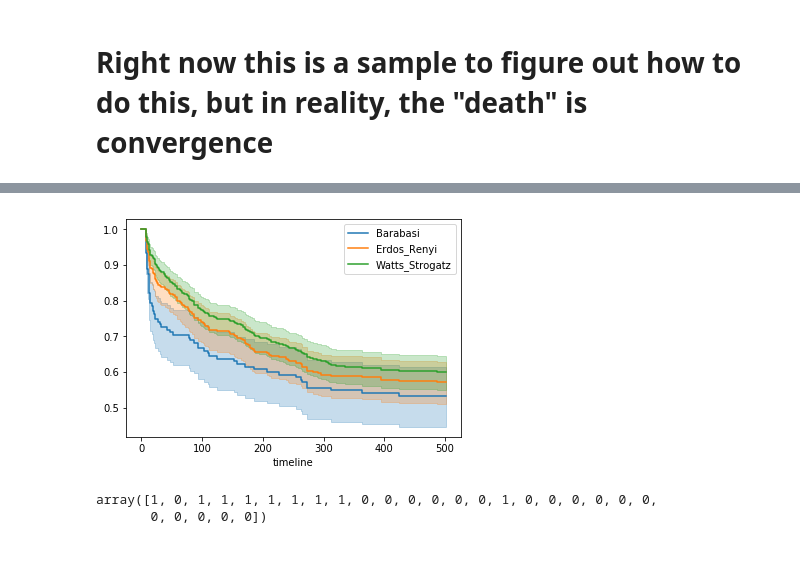
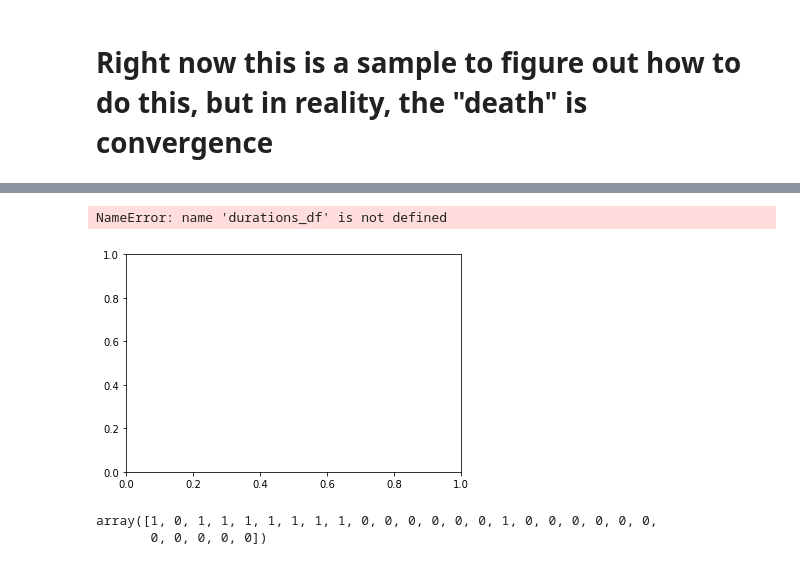
Before and after one commit to nicholson2208/mmss-thesis, a Jupyter notebook: SurvivalAnalysis.ipynb, the cells around one changed output, grey strips where cells are left out. Cells and saved outputs as stored; diff of their text form; code cells hidden in the pictures.

Commit message:
did some number cruchin

```diff
--- a/SurvivalAnalysis.ipynb
+++ b/SurvivalAnalysis.ipynb
@@ -15,2 +12,0 @@ kmf = KaplanMeierFitter()
-# %%
-df = pd.read_csv("BehaviorSpace_output/dynamic_network random_dis-table.csv")
@@ -26,28 +189,29 @@ df.head()
 # %%
 # now every col is the duration
-durations_df = df.groupby(["[run number]", "input-file-name"]).count()
-durations_df = durations_df.reset_index()
+# durations_df = df.groupby(["[run number]", "input-file-name"]).count()
+# durations_df = durations_df.reset_index()
 
 ax = plt.subplot(111)
 
 
 durations = np.array([])
 
 for network in ["Barabasi", "Erdos_Renyi", "Watts_Strogatz"]:
     for i in range(1, 6):
         durations = np.append(durations,
                               durations_df.loc[durations_df['input-file-name'] == network+str(i)].iloc[: , -1].values)
 
 
 
     deaths = np.where(durations == 501, 0, 1)
 
     kmf = KaplanMeierFitter()
 
     kmf.fit(durations, event_observed=deaths, label = network)
     kmf.plot(ax=ax)
 # %% [output]
+NameError: name 'durations_df' is not defined
-[figure, old version]
+[figure, new version]
 # %%
 from lifelines.statistics import logrank_test
 
```
Also changed, not shown: parts of 12 cells of this notebook, 3 other files.
